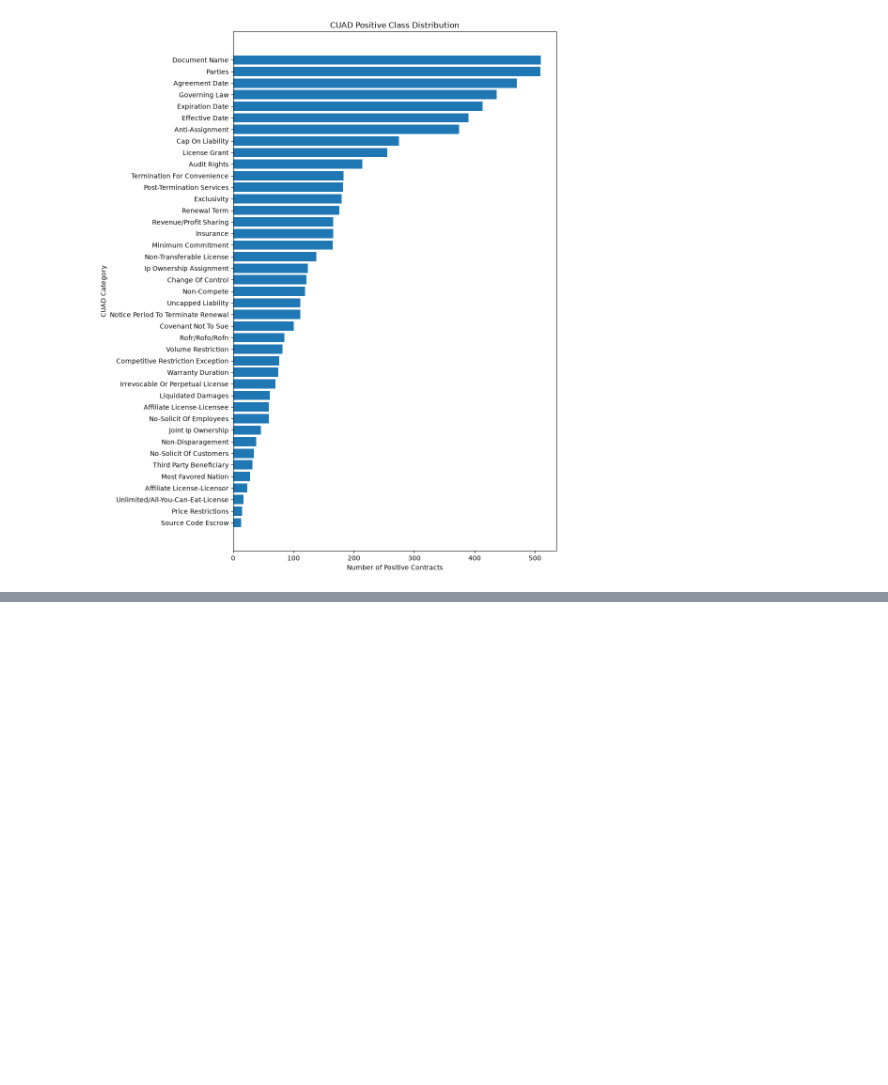
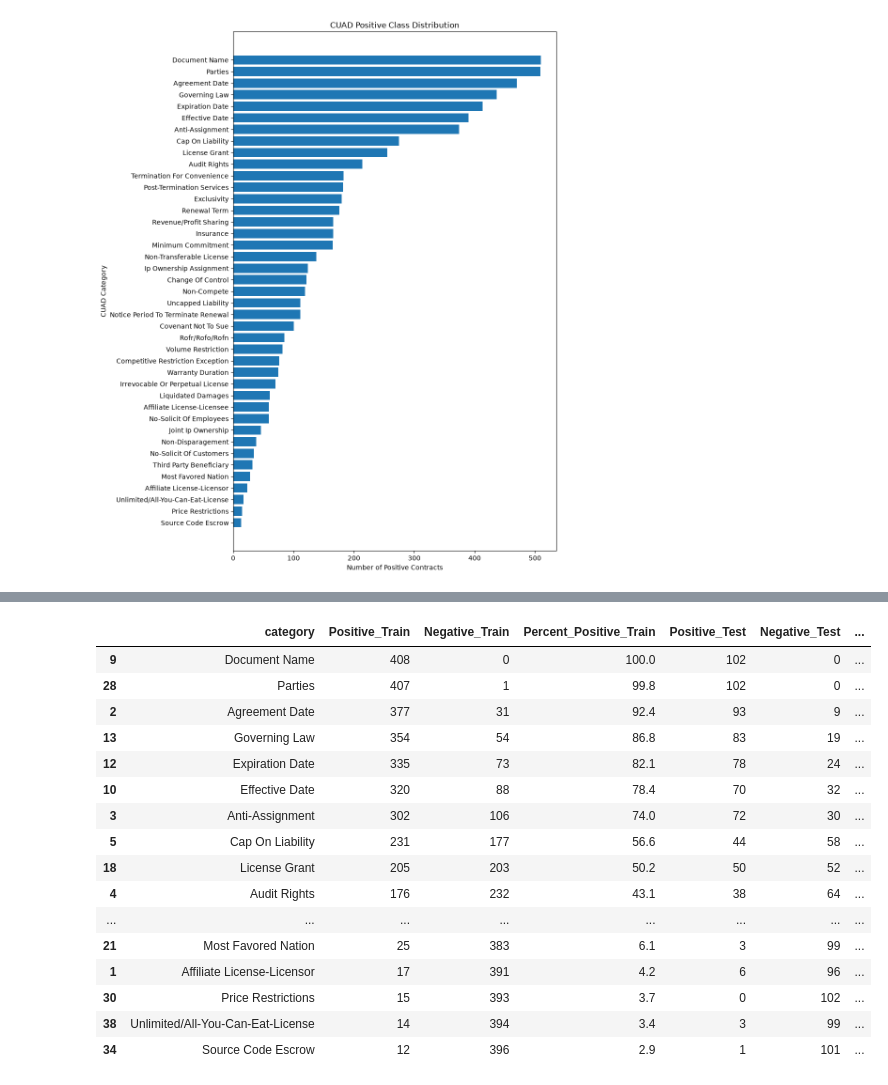
Before and after one commit to Break-Through-Tech/Accenture-1F-contract-review-challenge, a Jupyter notebook: notebooks/class_imbalance.ipynb, the cells around one changed output, grey strips where cells are left out. Saved outputs shown, nothing was run; the diff lists cells and outputs as text; code cells hidden in the pictures; blank space fills up the shorter version.

```diff
--- a/notebooks/class_imbalance.ipynb
+++ b/notebooks/class_imbalance.ipynb
@@ -412,0 +464,10 @@ The next analysis should examine how these positive examples are distributed bet
+# %%
+#Calculating train v test distributions
+train_summary = summarize_split(train_df)
+test_summary = summarize_split(test_df)
+
+print("TRAIN:")
+display(train_summary)
+
+print("TEST:")
+display(test_summary)
@@ -412,0 +511,43 @@ The next analysis should examine how these positive examples are distributed bet
+# %%
+split_comparison = train_summary.merge(
+    test_summary,
+    on="category",
+    suffixes=("_Train", "_Test")
+)
+
+split_comparison = split_comparison[
+    [
+        "category",
+        "Positive_Train",
+        "Negative_Train",
+        "Percent_Positive_Train",
+        "Positive_Test",
+        "Negative_Test",
+        "Percent_Positive_Test"
+    ]
+]
+
+split_comparison = split_comparison.sort_values(
+    "Positive_Train",
+    ascending=False
+)
+
+split_comparison
+# %% [output]
+|  | category | Positive_Train | Negative_Train | Percent_Positive_Train | Positive_Test | Negative_Test | ... |
+| 9 | Document Name | 408 | 0 | 100.0 | 102 | 0 | ... |
+| 28 | Parties | 407 | 1 | 99.8 | 102 | 0 | ... |
+| 2 | Agreement Date | 377 | 31 | 92.4 | 93 | 9 | ... |
+| 13 | Governing Law | 354 | 54 | 86.8 | 83 | 19 | ... |
+| 12 | Expiration Date | 335 | 73 | 82.1 | 78 | 24 | ... |
+| 10 | Effective Date | 320 | 88 | 78.4 | 70 | 32 | ... |
+| 3 | Anti-Assignment | 302 | 106 | 74.0 | 72 | 30 | ... |
+| 5 | Cap On Liability | 231 | 177 | 56.6 | 44 | 58 | ... |
+| 18 | License Grant | 205 | 203 | 50.2 | 50 | 52 | ... |
+| 4 | Audit Rights | 176 | 232 | 43.1 | 38 | 64 | ... |
+| ... | ... | ... | ... | ... | ... | ... | ... |
+| 21 | Most Favored Nation | 25 | 383 | 6.1 | 3 | 99 | ... |
+| 1 | Affiliate License-Licensor | 17 | 391 | 4.2 | 6 | 96 | ... |
+| 30 | Price Restrictions | 15 | 393 | 3.7 | 0 | 102 | ... |
+| 38 | Unlimited/All-You-Can-Eat-License | 14 | 394 | 3.4 | 3 | 99 | ... |
+| 34 | Source Code Escrow | 12 | 396 | 2.9 | 1 | 101 | ... |
```
Also changed, not shown: parts of 26 cells of this notebook.
